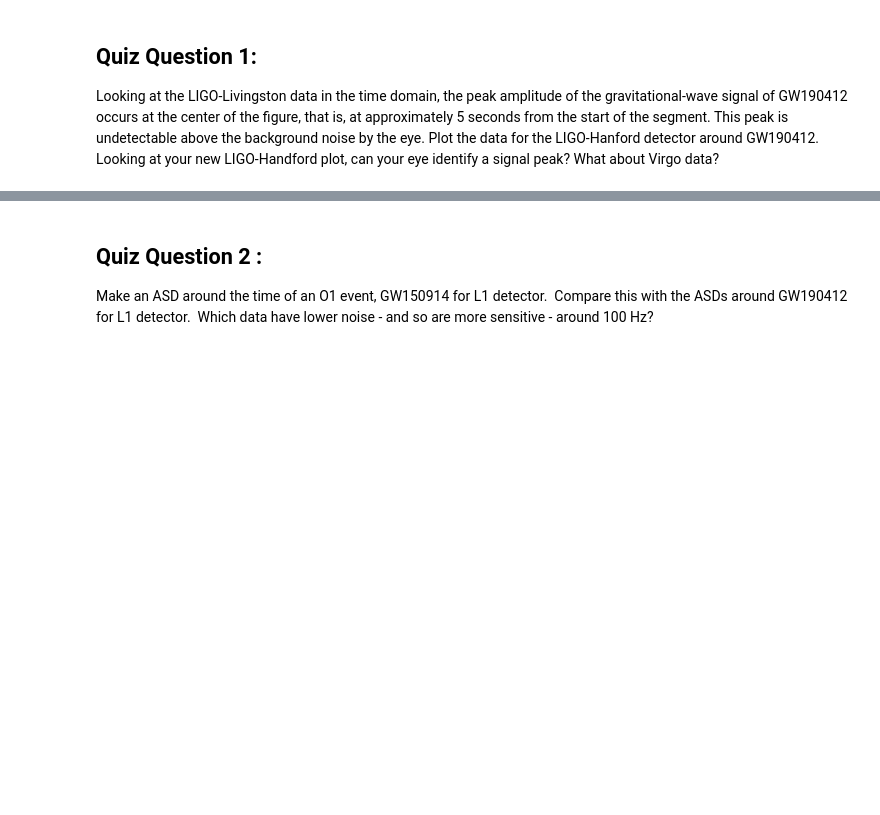
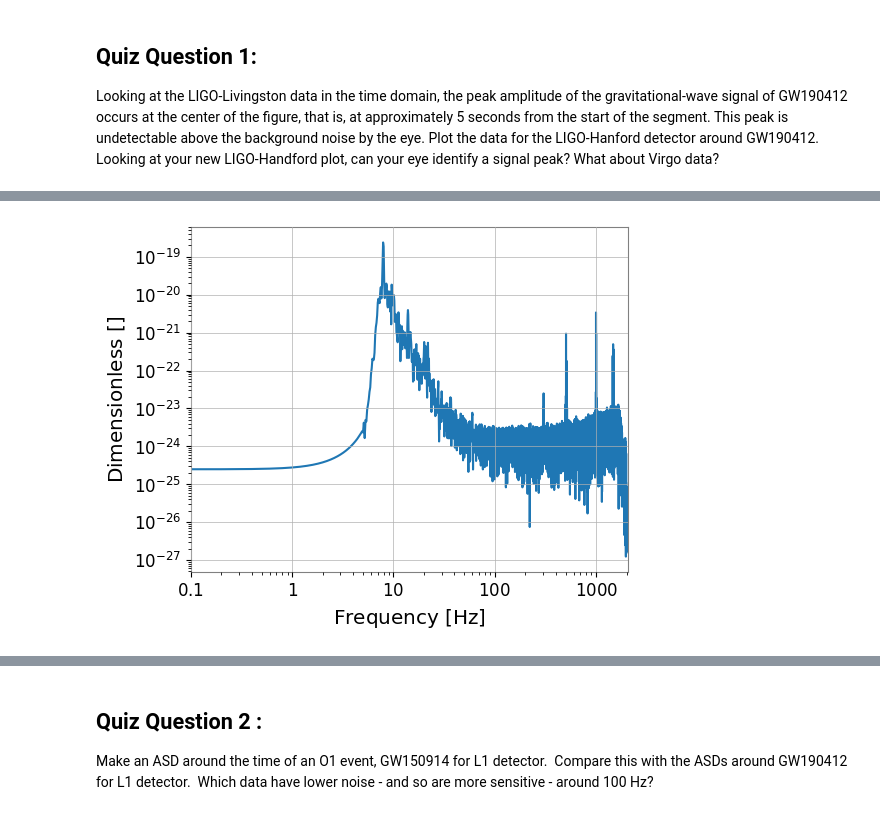
Before and after one commit to Ritvik179/GWOSC, a Jupyter notebook: Tuto_1_2_Open_Data_access_with_GWpy.ipynb, the cells around one changed output, grey strips where cells are left out. Cells and saved outputs as stored; diff of their text form; code cells hidden in the pictures; blank space fills up the shorter version.

```diff
--- a/Tuto_1_2_Open_Data_access_with_GWpy.ipynb
+++ b/Tuto_1_2_Open_Data_access_with_GWpy.ipynb
@@ -250,0 +321,10 @@ Looking at the LIGO-Livingston data in the time domain, the peak amplitude of th
+# %%
+from scipy.signal import get_window
+window = get_window('hann', hdata.size)
+hwin = hdata * window
+# %%
+fftamp1 = hwin.fft().abs()
+plot = fftamp1.plot(xscale="log", yscale="log")
+plot.show(warn=False)
+# %% [output]
+[figure, added]
```
Also changed, not shown: parts of 29 cells of this notebook.
